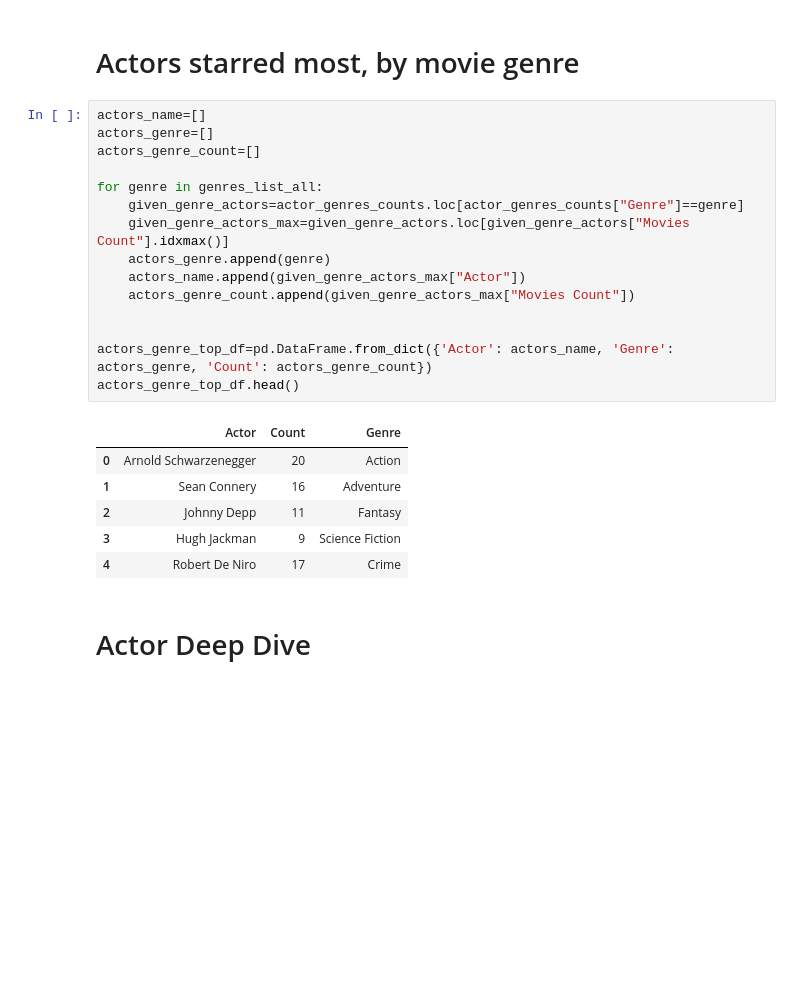
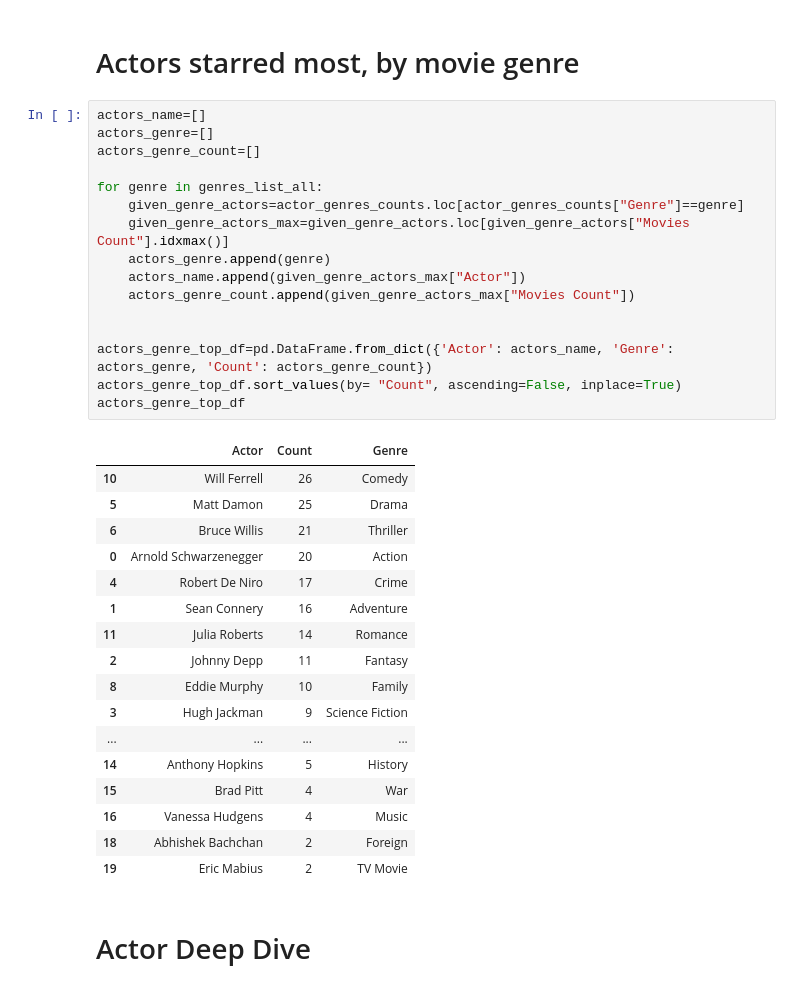
Before and after one commit to CTopham/Team-Green, a Jupyter notebook: Final Script.ipynb, the cells around one changed output. Cells and saved outputs as stored; diff of their text form; blank space fills up the shorter version.

```diff
--- a/Final Script.ipynb
+++ b/Final Script.ipynb
@@ -328,25 +328,37 @@ actor_genres_counts.head()
 # %%
 actors_name=[]
 actors_genre=[]
 actors_genre_count=[]
 
 for genre in genres_list_all:
     given_genre_actors=actor_genres_counts.loc[actor_genres_counts["Genre"]==genre]
     given_genre_actors_max=given_genre_actors.loc[given_genre_actors["Movies Count"].idxmax()]
     actors_genre.append(genre)
     actors_name.append(given_genre_actors_max["Actor"])
     actors_genre_count.append(given_genre_actors_max["Movies Count"])
 
 
 actors_genre_top_df=pd.DataFrame.from_dict({'Actor': actors_name, 'Genre': actors_genre, 'Count': actors_genre_count})
-actors_genre_top_df.head()
+actors_genre_top_df.sort_values(by= "Count", ascending=False, inplace=True)
+actors_genre_top_df
 # %% [output]
 |  | Actor | Count | Genre |
+| 10 | Will Ferrell | 26 | Comedy |
+| 5 | Matt Damon | 25 | Drama |
+| 6 | Bruce Willis | 21 | Thriller |
 | 0 | Arnold Schwarzenegger | 20 | Action |
+| 4 | Robert De Niro | 17 | Crime |
 | 1 | Sean Connery | 16 | Adventure |
+| 11 | Julia Roberts | 14 | Romance |
 | 2 | Johnny Depp | 11 | Fantasy |
+| 8 | Eddie Murphy | 10 | Family |
 | 3 | Hugh Jackman | 9 | Science Fiction |
-| 4 | Robert De Niro | 17 | Crime |
+| ... | ... | ... | ... |
+| 14 | Anthony Hopkins | 5 | History |
+| 15 | Brad Pitt | 4 | War |
+| 16 | Vanessa Hudgens | 4 | Music |
+| 18 | Abhishek Bachchan | 2 | Foreign |
+| 19 | Eric Mabius | 2 | TV Movie |
 # %% [markdown]
 # Actor Deep Dive
 # %%
```
Also changed, not shown: parts of 11 cells of this notebook, 1 other file.
